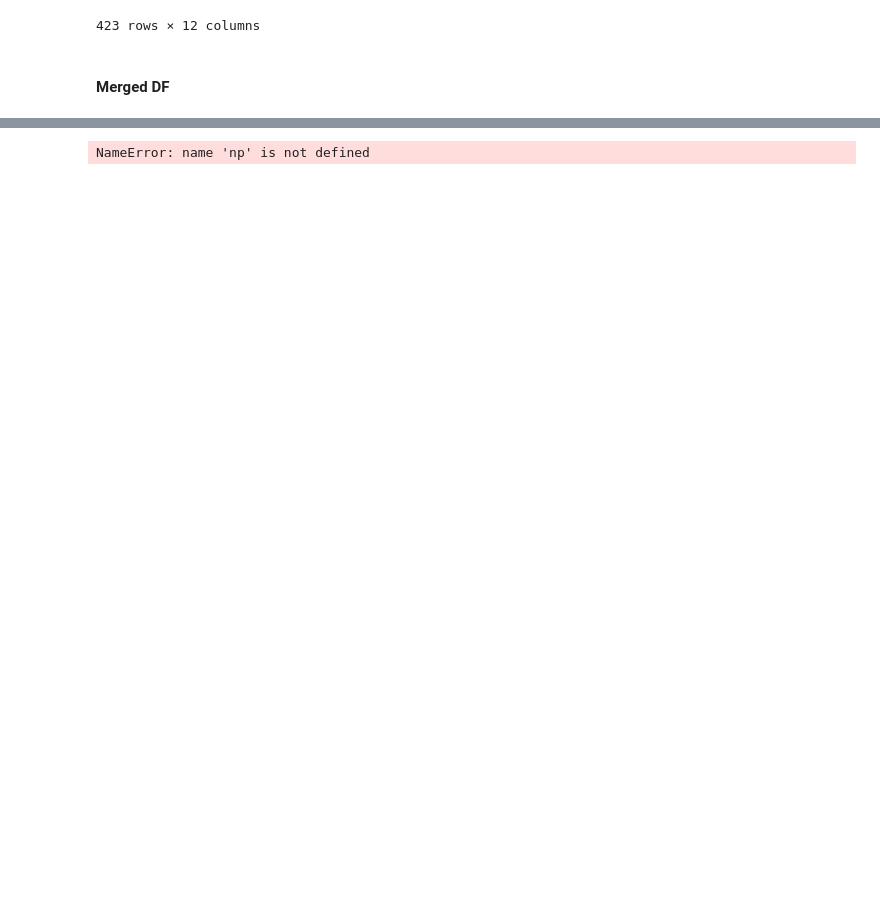
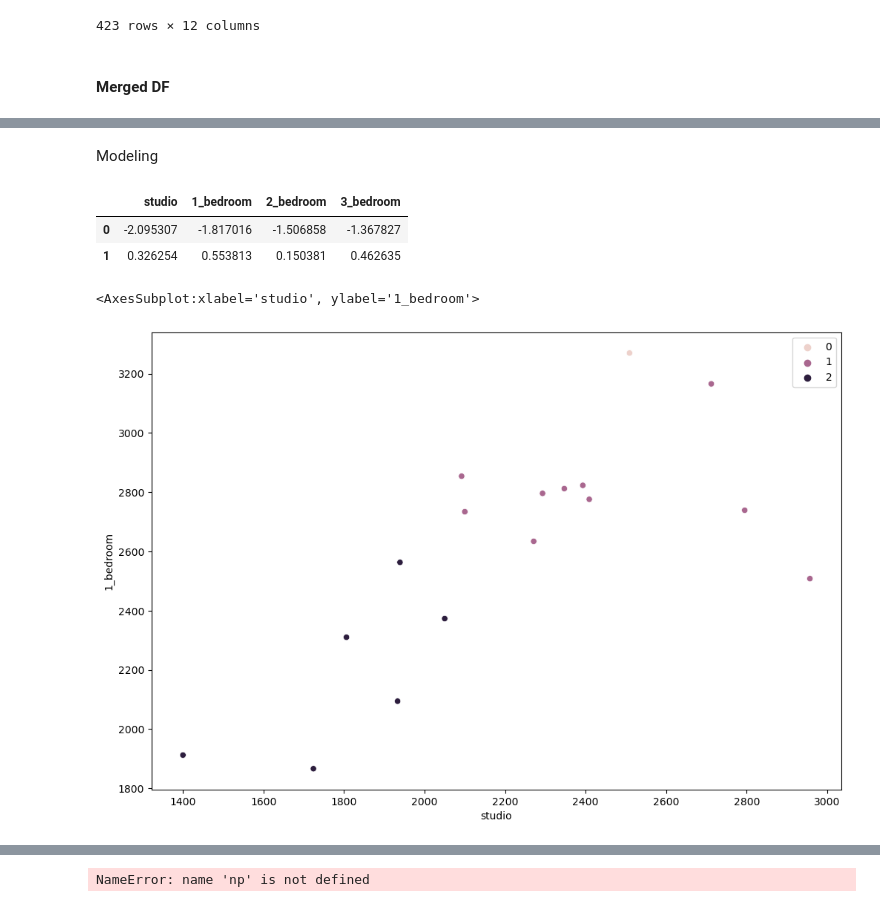
Before and after one commit to ChrisSpescha/Clustering_NYC_Neighborhoods, a Jupyter notebook: notebooks/data_prep-II.ipynb, the cells around one changed output, grey strips where cells are left out. Cells and saved outputs as stored; diff of their text form; code cells hidden in the pictures; blank space fills up the shorter version.

Commit message:
cluster modeling

```diff
--- a/notebooks/data_prep-II.ipynb
+++ b/notebooks/data_prep-II.ipynb
@@ -320,0 +329,4 @@ new_df
+# %%
+df = merged_df[['studio', '1_bedroom', '2_bedroom', '3_bedroom']]
+# %% [markdown]
+Modeling
@@ -320,0 +338,21 @@ new_df
+# %%
+scaler = StandardScaler()
+scaled_simple = pd.DataFrame(scaler.fit_transform(df))
+# %%
+scaled_simple.columns = df.columns
+# %%
+scaled_simple.head(2)
+# %% [output]
+|  | studio | 1_bedroom | 2_bedroom | 3_bedroom |
+| 0 | -2.095307 | -1.817016 | -1.506858 | -1.367827 |
+| 1 | 0.326254 | 0.553813 | 0.150381 | 0.462635 |
+# %%
+model = KMeans(3,
+              n_init=20)
+y_pred = model.fit_predict(scaled_simple)
+# %%
+fig, ax = plt.subplots(figsize=(12, 8))
+sns.scatterplot(x=df['studio'],y=df['1_bedroom'], hue=y_pred, data=df, ax=ax)
+# %% [output]
+<AxesSubplot:xlabel='studio', ylabel='1_bedroom'>
+[figure, added]
```
Also changed, not shown: parts of 24 cells of this notebook, 1 other file.
